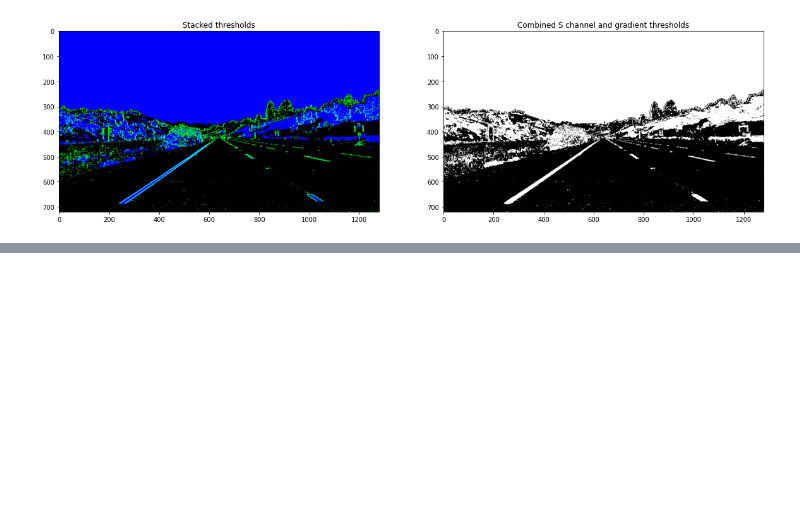
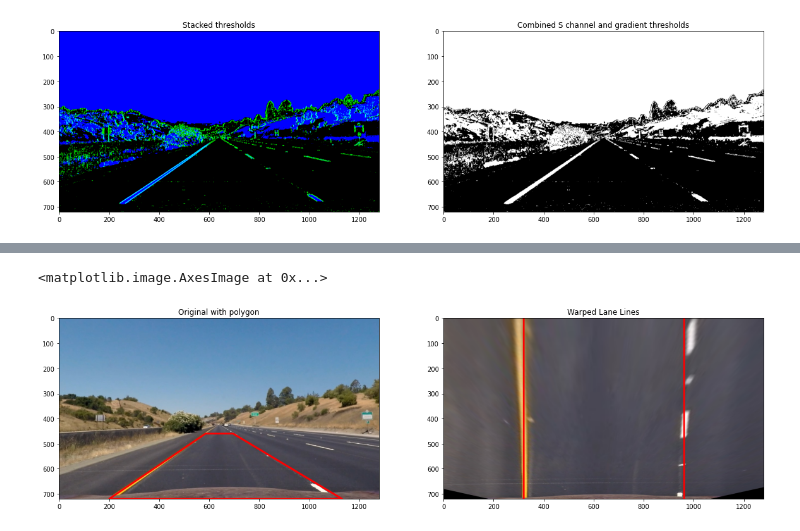
Before and after one commit to G-Ishan/Advanced-Lane-Finding, a Jupyter notebook: advanced_lane_finding.ipynb, the cells around one changed output, grey strips where cells are left out. Saved outputs shown, nothing was run; the diff lists cells and outputs as text; code cells hidden in the pictures; blank space fills up the shorter version.

```diff
--- a/advanced_lane_finding.ipynb
+++ b/advanced_lane_finding.ipynb
@@ -269,0 +307,26 @@ ax2.imshow(combined_binary, cmap='gray')
+# %%
+# Turn roi_coordinates into integers so cv2.polylines can read them
+draw_image = np.copy(undistorted)
+pts = np.int32(roi_src)
+pts = pts.reshape((-1,1,2))
+overlay_image = cv2.polylines(draw_image,[pts],True,(255,0,0),thickness=5)
+
+draw_warped = np.copy(warped)
+left_bottom = (320,720)
+left_top = (320,0)
+right_bottom = (960,720)
+right_top = (960,0)
+
+overlay_warped = cv2.line(draw_warped, left_bottom, left_top, (255,0,0), thickness=5)
+overlay_warped = cv2.line(draw_warped, right_bottom, right_top, (255,0,0), thickness=5)
+
+# Plotting thresholded images
+f, (ax1, ax2) = plt.subplots(1, 2, figsize=(20,10))
+ax1.set_title('Original with polygon')
+ax1.imshow(overlay_image)
+
+ax2.set_title('Warped Lane Lines')
+ax2.imshow(overlay_warped)
+# %% [output]
+<matplotlib.image.AxesImage at 0x...>
+[figure, added]
```
Also changed, not shown: parts of 12 cells of this notebook.
